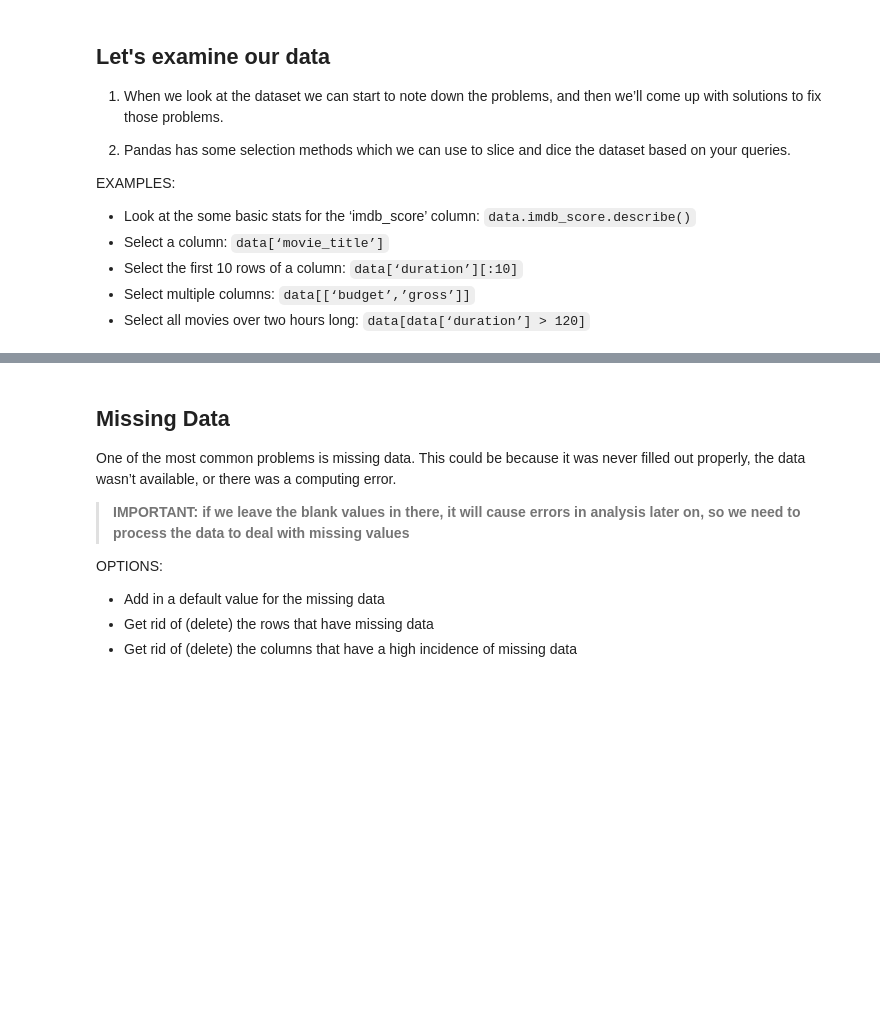
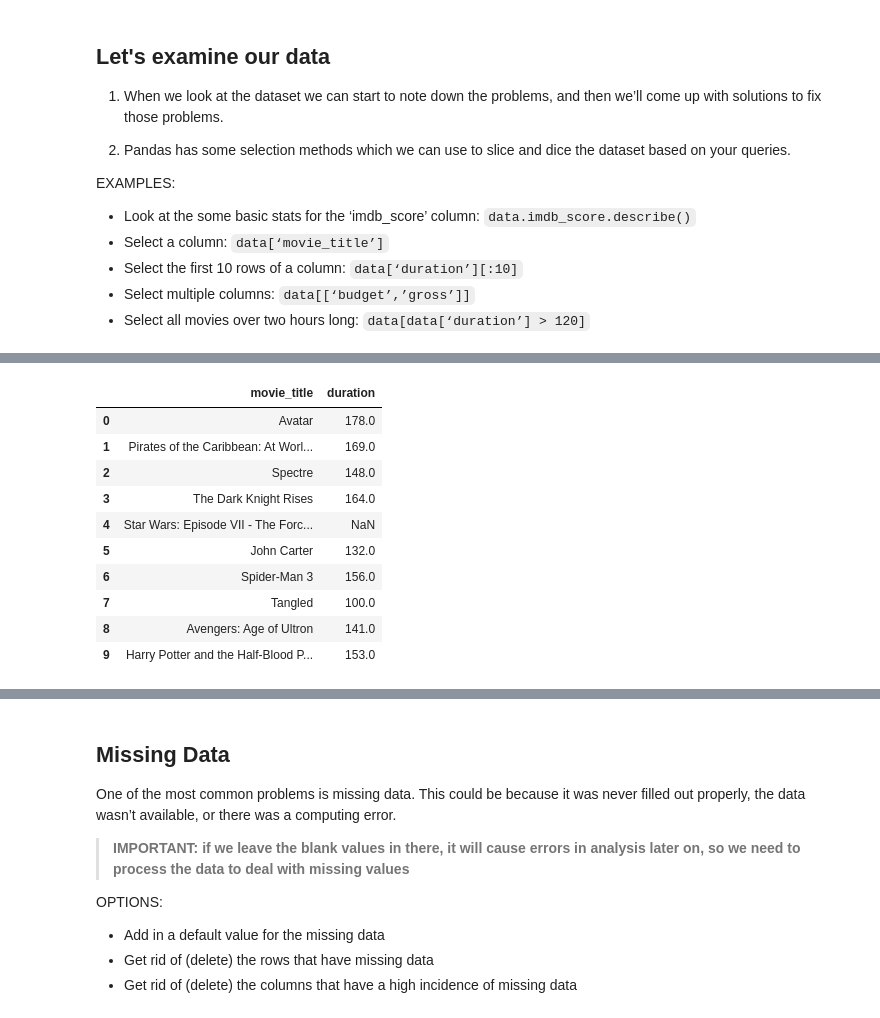
Before and after one commit to Lily-slow/data_specialization_notes_codes, a Jupyter notebook: data_notebooks/data_cleaning_session3.ipynb, the cells around one changed output, grey strips where cells are left out. Drawn from its saved outputs; the diff is of its cells as text; code cells hidden in the pictures; blank space fills up the shorter version.

```diff
--- a/data_notebooks/data_cleaning_session3.ipynb
+++ b/data_notebooks/data_cleaning_session3.ipynb
@@ -33,4 +64,18 @@ data['movie_title']
 # %%
-data['duration'][:10]
+data[['movie_title','duration']][:10]
+data['duration'].head(10)
+# same purpose
+# %% [output]
+|  | movie_title | duration |
+| 0 | Avatar | 178.0 |
+| 1 | Pirates of the Caribbean: At Worl... | 169.0 |
+| 2 | Spectre | 148.0 |
+| 3 | The Dark Knight Rises | 164.0 |
+| 4 | Star Wars: Episode VII - The Forc... | NaN |
+| 5 | John Carter | 132.0 |
+| 6 | Spider-Man 3 | 156.0 |
+| 7 | Tangled | 100.0 |
+| 8 | Avengers: Age of Ultron | 141.0 |
+| 9 | Harry Potter and the Half-Blood P... | 153.0 |
 # %%
 data[['budget','gross']]
```
Also changed, not shown: parts of 24 cells of this notebook.
